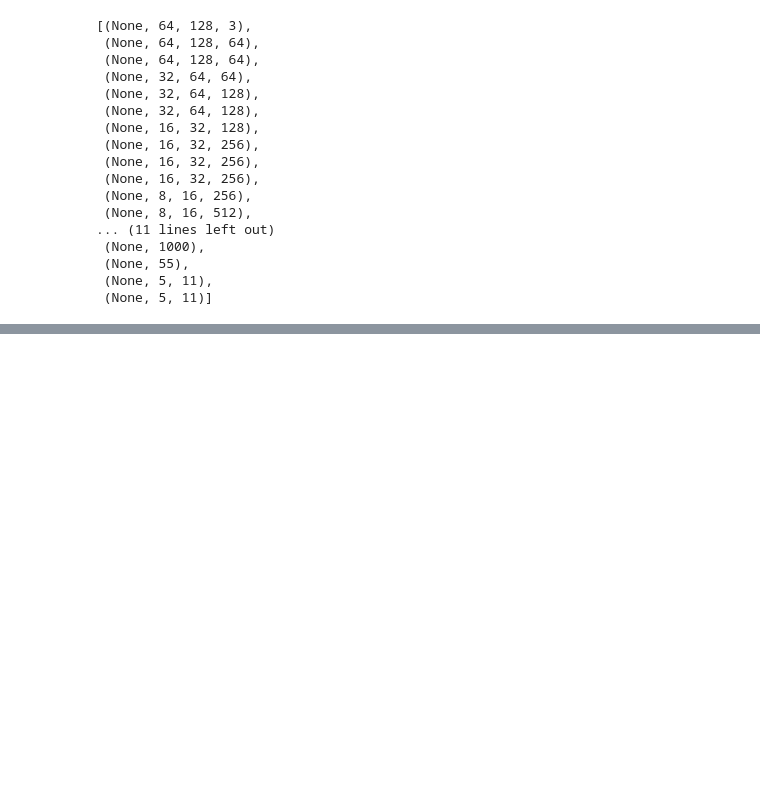
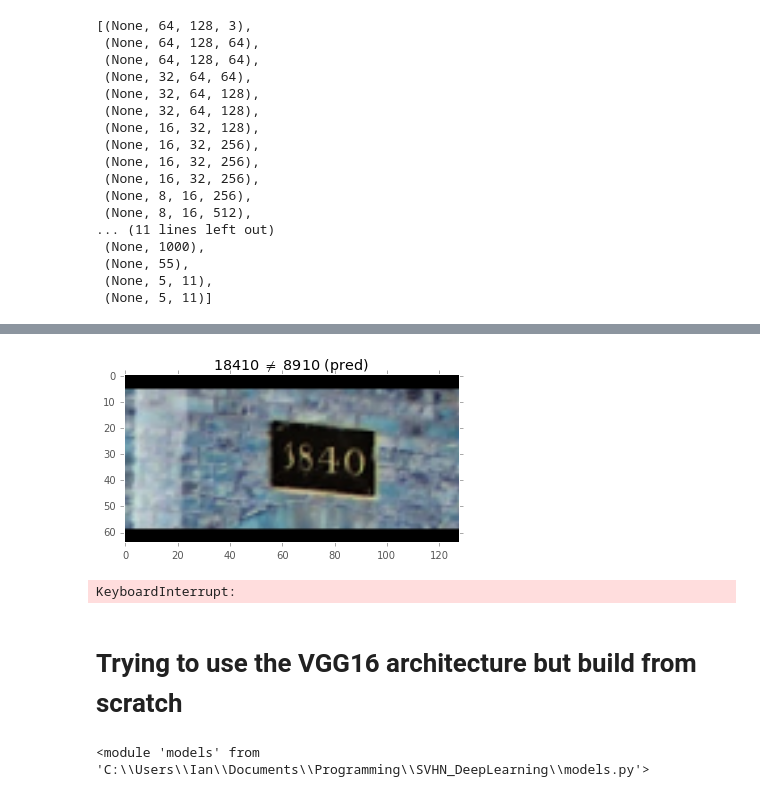
Before and after one commit to idelbrid/SVHN_DeepLearning, a Jupyter notebook: Testing Models on SVHN Data Improved Preprocessing.ipynb, the cells around one changed output, grey strips where cells are left out. Drawn from its saved outputs; the diff is of its cells as text; code cells hidden in the pictures; blank space fills up the shorter version.

```diff
--- a/Testing Models on SVHN Data Improved Preprocessing.ipynb
+++ b/Testing Models on SVHN Data Improved Preprocessing.ipynb
@@ -137,0 +284,13 @@ KeyboardInterrupt:
+# %%
+for i in range(20):
+    plt.imshow(255*(wrong_x[i] + 0.5))
+    plt.title('{} $\\neq$ {} (pred)'.format(format_num(wrong_y[i]), format_num(wrong_pred[i])))
+    plt.grid(False)
+    plt.show()
+
+    time.sleep(2)
+    plt.close('all')
+    clear_output()
+# %% [output]
+[figure, added]
+KeyboardInterrupt:
@@ -137,0 +307,6 @@ KeyboardInterrupt:
+# %% [markdown]
+# Trying to use the VGG16 architecture but build from scratch
+# %%
+imp.reload(models)
+# %% [output]
+<module 'models' from 'C:\\Users\\Ian\\Documents\\Programming\\SVHN_DeepLearning\\models.py'>
```
Also changed, not shown: parts of 38 cells of this notebook, 2 other files.
